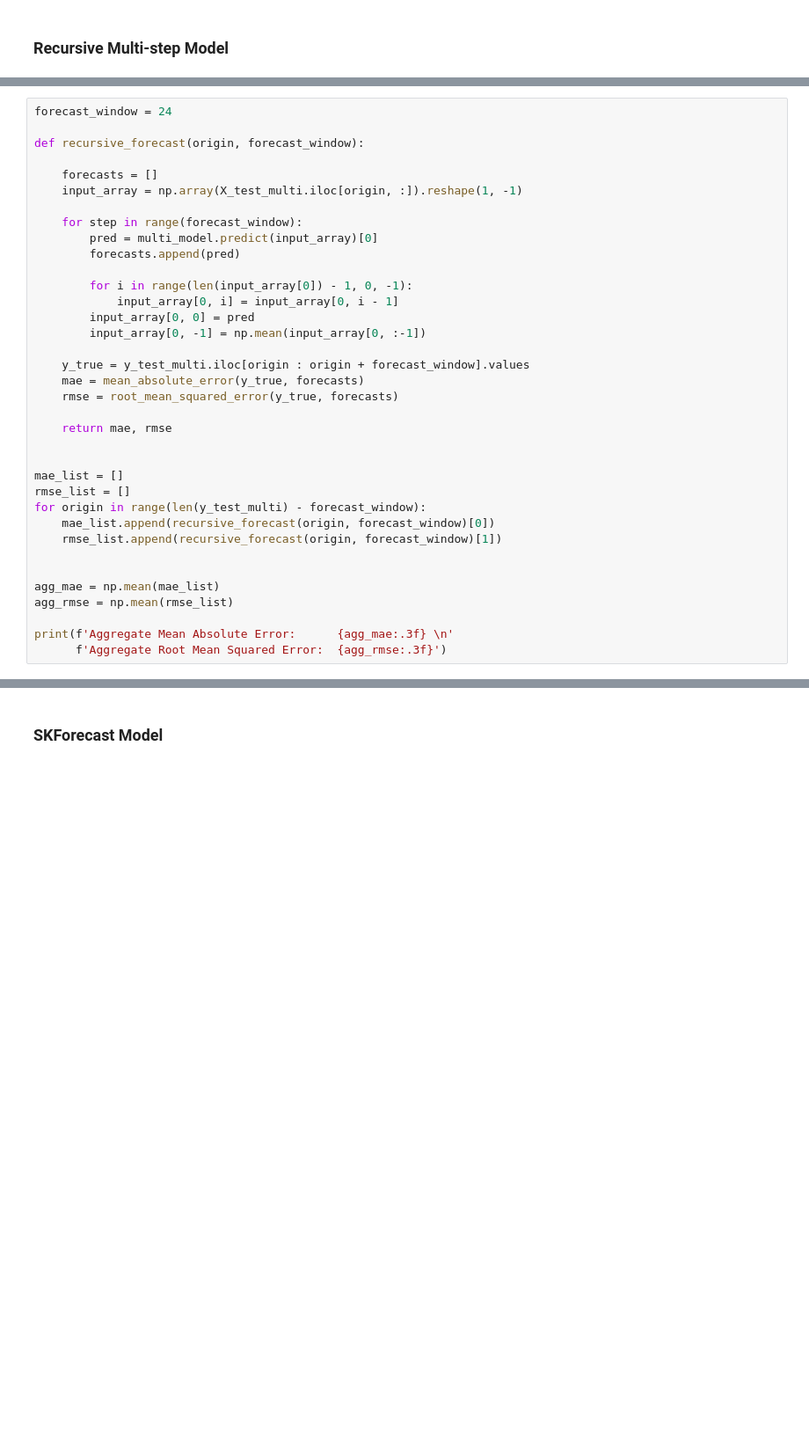
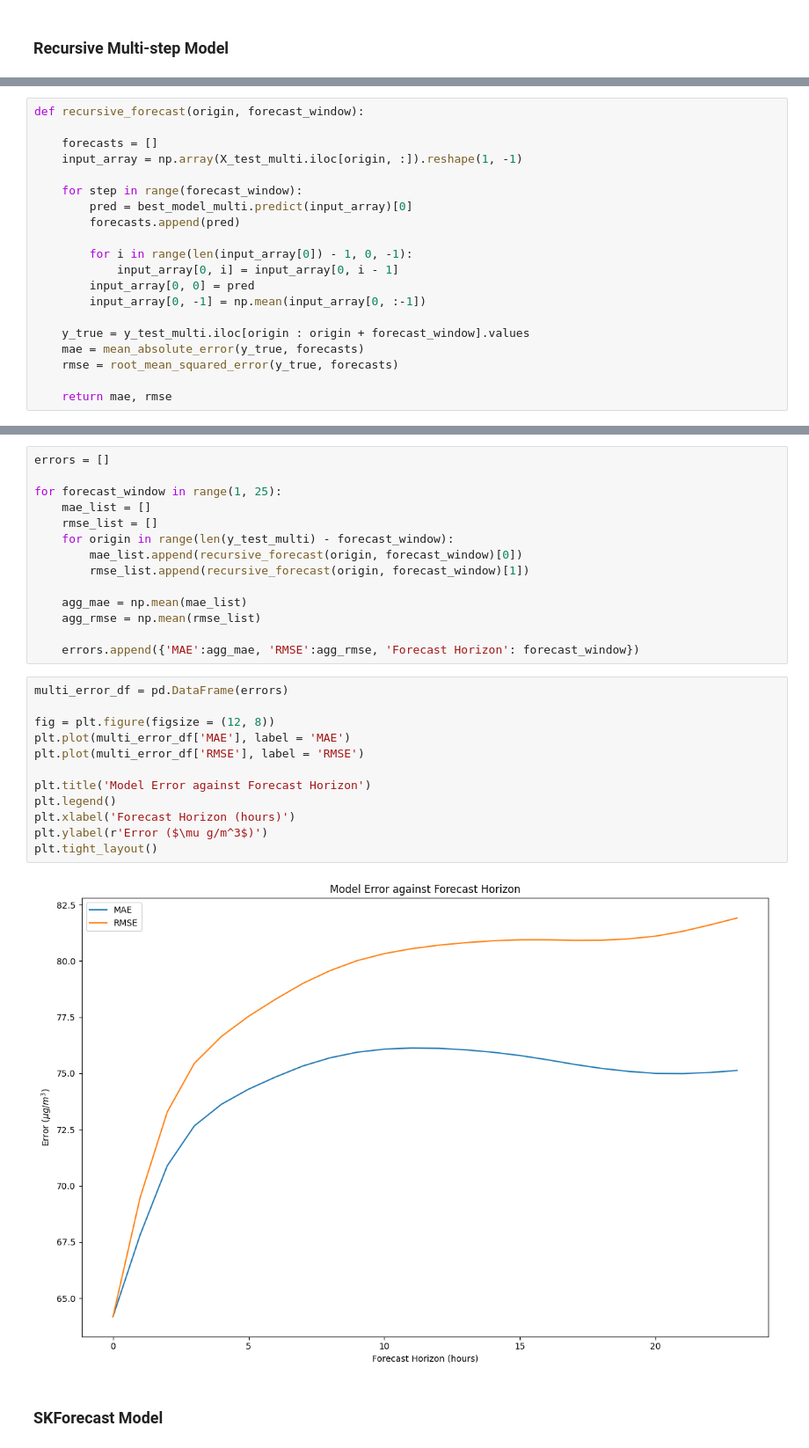
Before and after one commit to justinwhare/Air-Quality-Forecasting, a Jupyter notebook: Modeling.ipynb, the cells around one changed output, grey strips where cells are left out. Shown: that part at 88% size. Cells and saved outputs as stored; diff of their text form; blank space fills up the shorter version.

```diff
--- a/Modeling.ipynb
+++ b/Modeling.ipynb
@@ -193,13 +223,11 @@ XGBRegressor(base_score=None, booster=None, callbacks=None,
 # %%
-forecast_window = 24
-
 def recursive_forecast(origin, forecast_window):
 
     forecasts = []
     input_array = np.array(X_test_multi.iloc[origin, :]).reshape(1, -1)
 
     for step in range(forecast_window):
-        pred = multi_model.predict(input_array)[0]
+        pred = best_model_multi.predict(input_array)[0]
         forecasts.append(pred)
 
         for i in range(len(input_array[0]) - 1, 0, -1):
@@ -212,17 +240,3 @@ def recursive_forecast(origin, forecast_window):
     rmse = root_mean_squared_error(y_true, forecasts)
 
     return mae, rmse
-
-
-mae_list = []
-rmse_list = []
-for origin in range(len(y_test_multi) - forecast_window):
-    mae_list.append(recursive_forecast(origin, forecast_window)[0])
-    rmse_list.append(recursive_forecast(origin, forecast_window)[1])
-
-
-agg_mae = np.mean(mae_list)
-agg_rmse = np.mean(rmse_list)
-
-print(f'Aggregate Mean Absolute Error:      {agg_mae:.3f} \n'
-      f'Aggregate Root Mean Squared Error:  {agg_rmse:.3f}')
@@ -232,3 +243,31 @@ Aggregate Root Mean Squared Error:  48.473
+# %%
+errors = []
+
+for forecast_window in range(1, 25):
+    mae_list = []
+    rmse_list = []
+    for origin in range(len(y_test_multi) - forecast_window):
+        mae_list.append(recursive_forecast(origin, forecast_window)[0])
+        rmse_list.append(recursive_forecast(origin, forecast_window)[1])
+
+    agg_mae = np.mean(mae_list)
+    agg_rmse = np.mean(rmse_list)
+
+    errors.append({'MAE':agg_mae, 'RMSE':agg_rmse, 'Forecast Horizon': forecast_window})
+# %%
+multi_error_df = pd.DataFrame(errors)
+
+fig = plt.figure(figsize = (12, 8))
+plt.plot(multi_error_df['MAE'], label = 'MAE')
+plt.plot(multi_error_df['RMSE'], label = 'RMSE')
+
+plt.title('Model Error against Forecast Horizon')
+plt.legend()
+plt.xlabel('Forecast Horizon (hours)')
+plt.ylabel(r'Error ($\mu g/m^3$)')
+plt.tight_layout()
+# %% [output]
+[figure, added]
 # %% [markdown]
 ### SKForecast Model
 # %%
```
Also changed, not shown: parts of 28 cells of this notebook.
